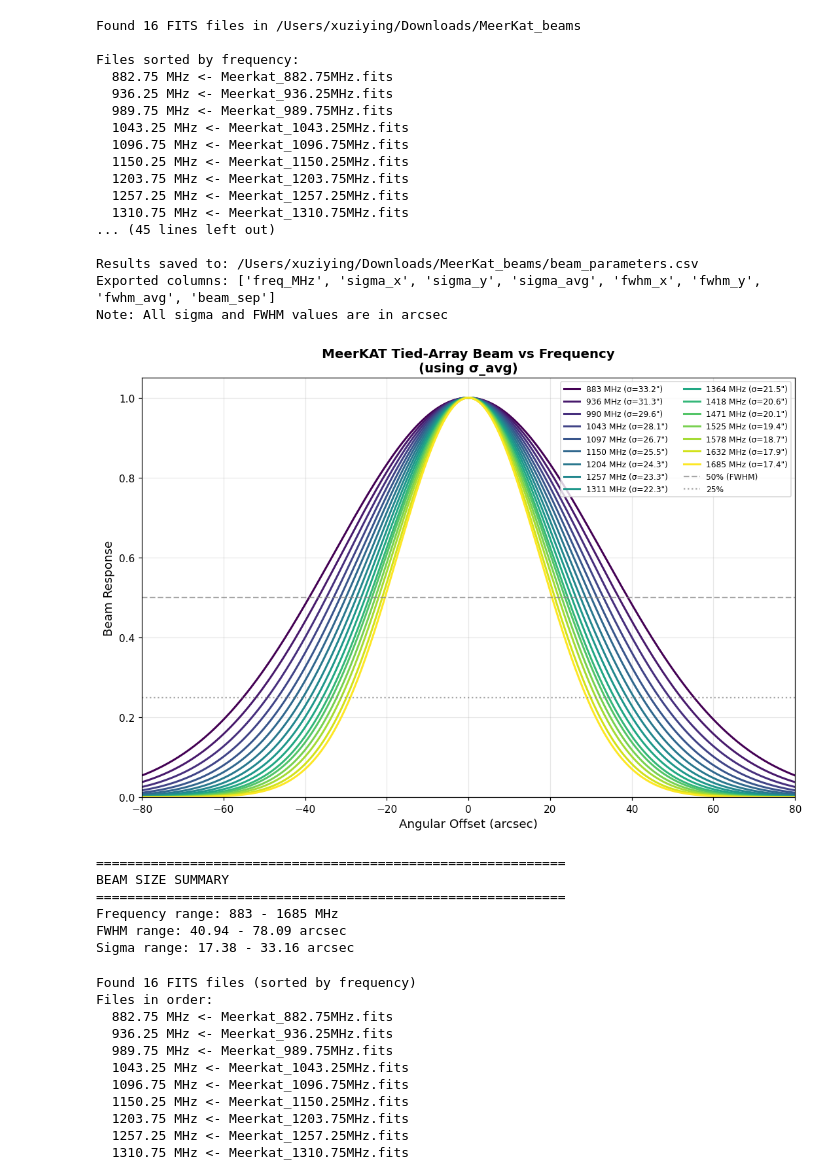
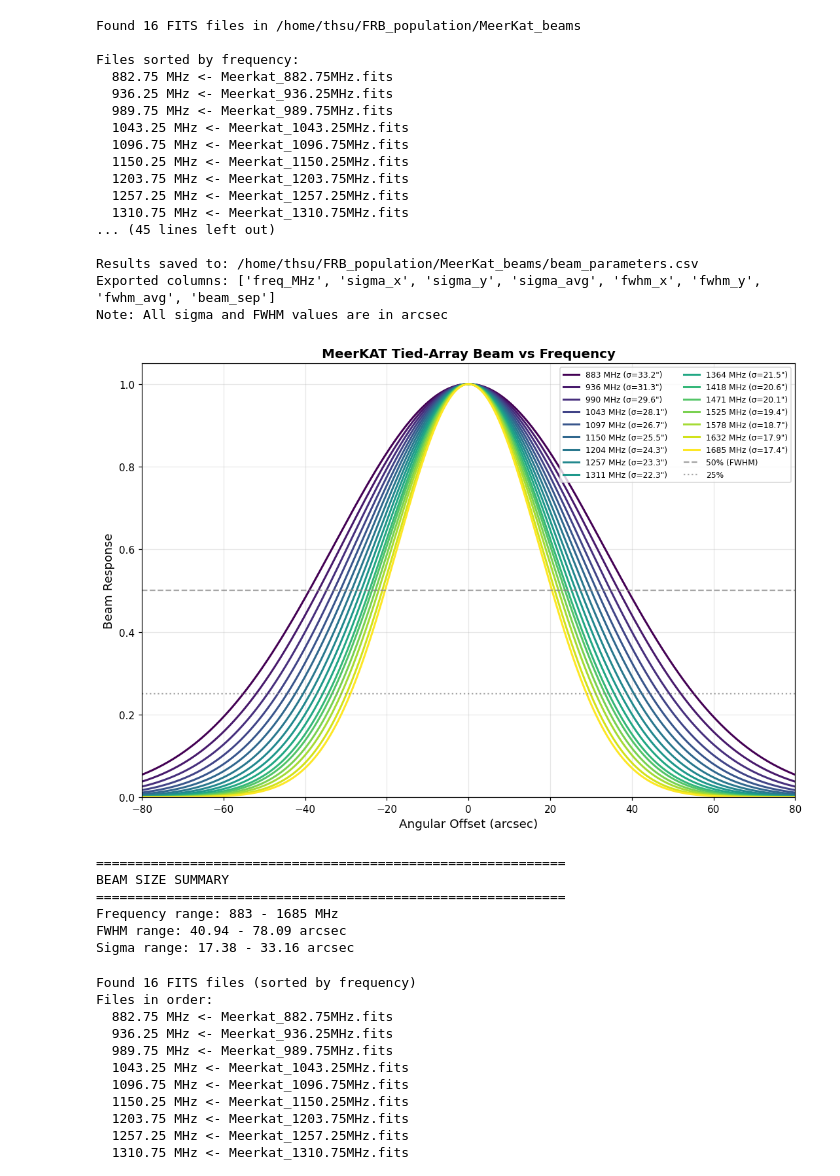
Before and after one commit to tzuyin524/FRB-POP, a Jupyter notebook: MeerKat_beams_freq.ipynb, the cells around one changed output. Saved outputs shown, nothing was run; the diff lists cells and outputs as text; code cells hidden in the pictures.

```diff
--- a/MeerKat_beams_freq.ipynb
+++ b/MeerKat_beams_freq.ipynb
@@ -12,10 +12,10 @@ import pandas as pd
 # Using beam parameters at 1284 MHz (central frequency of 856-1712 MHz band)
 
 # Load beam parameters from CSV
-beam_params = pd.read_csv('/Users/xuziying/Downloads/MeerKAT_beam_n_comp/beam_parameters.csv')
+beam_params = pd.read_csv('/home/thsu/FRB_population/MeerKat_beams/beam_parameters.csv')
 
 # Get parameters at 1284 MHz (central frequency)
-central_freq = 1284.0
+central_freq = 1310.75
 params_1284 = beam_params[beam_params['freq_MHz'] == central_freq].iloc[0]
 
 sigma_h = params_1284['sigma_x']  # horizontal sigma in arcsec
@@ -311,7 +311,7 @@ def fit_beam_gaussian(fits_path):
 
 # === PROCESS ALL FITS FILES IN FOLDER ===
 
-beam_folder = '/Users/xuziying/Downloads/MeerKat_beams'
+beam_folder = '/home/thsu/FRB_population/MeerKat_beams'
 
 # Find all FITS files and sort by frequency (extracted from filename)
 fits_files = glob.glob(os.path.join(beam_folder, '*.fits'))
@@ -359,7 +359,7 @@ print(f"\nResults saved to: {output_csv}")
 print(f"Exported columns: {output_columns}")
 print(f"Note: All sigma and FWHM values are in arcsec")
 # %% [output]
-Found 16 FITS files in /Users/xuziying/Downloads/MeerKat_beams
+Found 16 FITS files in /home/thsu/FRB_population/MeerKat_beams
 
 Files sorted by frequency:
   882.75 MHz <- Meerkat_882.75MHz.fits
@@ -373,14 +373,14 @@ Files sorted by frequency:
   1310.75 MHz <- Meerkat_1310.75MHz.fits
 ... (45 lines left out)
 
-Results saved to: /Users/xuziying/Downloads/MeerKat_beams/beam_parameters.csv
+Results saved to: /home/thsu/FRB_population/MeerKat_beams/beam_parameters.csv
 Exported columns: ['freq_MHz', 'sigma_x', 'sigma_y', 'sigma_avg', 'fwhm_x', 'fwhm_y', 'fwhm_avg', 'beam_sep']
 Note: All sigma and FWHM values are in arcsec
 # %%
 # === PLOT GAUSSIAN BEAM PROFILES AT DIFFERENT FREQUENCIES ===
 
 # Load beam parameters from CSV
-beam_params = pd.read_csv('/Users/xuziying/Downloads/MeerKat_beams/beam_parameters.csv')
+beam_params = pd.read_csv('/home/thsu/FRB_population/MeerKat_beams/beam_parameters.csv')
 
 # Create angular offset array (in arcsec)
 theta = np.linspace(-80, 80, 500)
@@ -397,35 +397,35 @@ for i, row in beam_params.iterrows():
     sigma = row['sigma_avg']
 
     # Gaussian beam response
     response = np.exp(-0.5 * (theta / sigma)**2)
 
     ax.plot(theta, response, color=colors[i], linewidth=2,
             label=f'{freq:.0f} MHz (σ={sigma:.1f}")')
 
 # Add reference lines
 ax.axhline(0.5, color='gray', linestyle='--', linewidth=1.5, alpha=0.7, label='50% (FWHM)')
 ax.axhline(0.25, color='gray', linestyle=':', linewidth=1.5, alpha=0.7, label='25%')
 
 ax.set_xlabel('Angular Offset (arcsec)', fontsize=12)
 ax.set_ylabel('Beam Response', fontsize=12)
-ax.set_title('MeerKAT Tied-Array Beam vs Frequency\n(using σ_avg)', fontsize=13, fontweight='bold')
+ax.set_title('MeerKAT Tied-Array Beam vs Frequency', fontsize=13, fontweight='bold')
 ax.legend(fontsize=8, loc='upper right', ncol=2)
 ax.grid(True, alpha=0.3)
 ax.set_xlim(-80, 80)
 ax.set_ylim(0, 1.05)
 
 plt.tight_layout()
 plt.show()
 
 # Print summary
 print("="*60)
 print("BEAM SIZE SUMMARY")
 print("="*60)
 print(f"Frequency range: {beam_params['freq_MHz'].min():.0f} - {beam_params['freq_MHz'].max():.0f} MHz")
 print(f"FWHM range: {beam_params['fwhm_avg'].min():.2f} - {beam_params['fwhm_avg'].max():.2f} arcsec")
 print(f"Sigma range: {beam_params['sigma_avg'].min():.2f} - {beam_params['sigma_avg'].max():.2f} arcsec")
 # %% [output]
-[figure, old version]
+[figure, new version]
 ============================================================
 BEAM SIZE SUMMARY
 ============================================================
```
Also changed, not shown: parts of 4 cells of this notebook, 16 other files.
